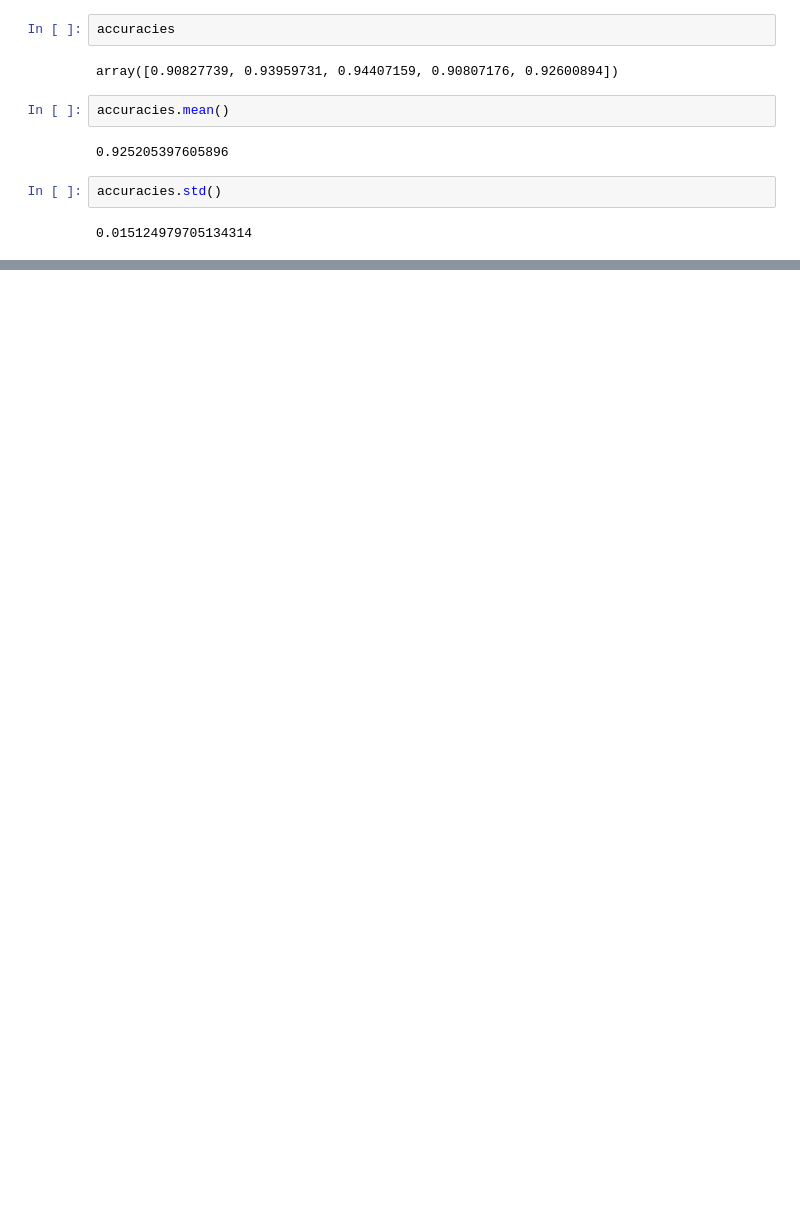
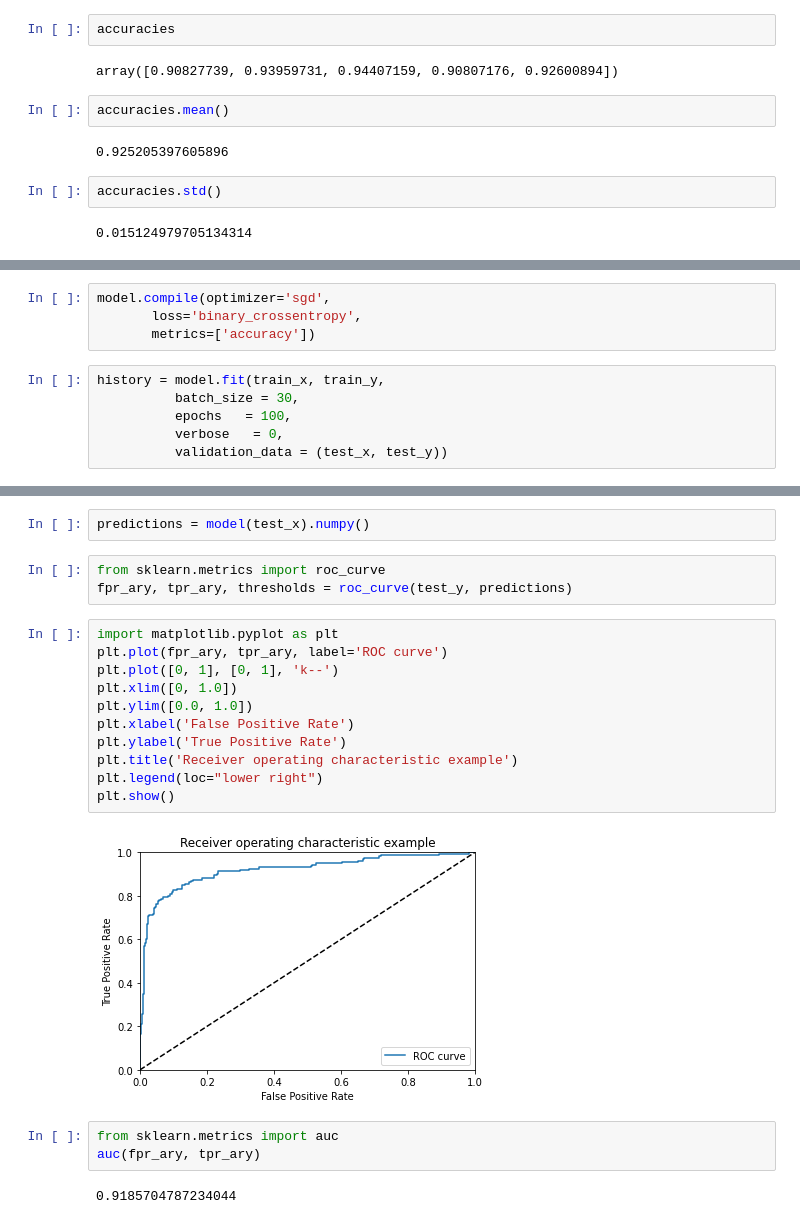
Before and after one commit to ywchiu/tibamedl, a Jupyter notebook: Demo20200725.ipynb, the cells around one changed output, grey strips where cells are left out. Drawn from its saved outputs; the diff is of its cells as text; blank space fills up the shorter version.

```diff
--- a/Demo20200725.ipynb
+++ b/Demo20200725.ipynb
@@ -863,0 +1012,10 @@ accuracies.std()
+# %%
+model.compile(optimizer='sgd',
+       loss='binary_crossentropy',
+       metrics=['accuracy'])
+# %%
+history = model.fit(train_x, train_y,
+          batch_size = 30,
+          epochs   = 100,
+          verbose   = 0,
+          validation_data = (test_x, test_y))
@@ -863,0 +1112,23 @@ accuracies.std()
+# %%
+predictions = model(test_x).numpy()
+# %%
+from sklearn.metrics import roc_curve
+fpr_ary, tpr_ary, thresholds = roc_curve(test_y, predictions)
+# %%
+import matplotlib.pyplot as plt
+plt.plot(fpr_ary, tpr_ary, label='ROC curve')
+plt.plot([0, 1], [0, 1], 'k--')
+plt.xlim([0, 1.0])
+plt.ylim([0.0, 1.0])
+plt.xlabel('False Positive Rate')
+plt.ylabel('True Positive Rate')
+plt.title('Receiver operating characteristic example')
+plt.legend(loc="lower right")
+plt.show()
+# %% [output]
+[figure, added]
+# %%
+from sklearn.metrics import auc
+auc(fpr_ary, tpr_ary)
+# %% [output]
+0.9185704787234044
```
Also changed, not shown: parts of 55 cells of this notebook.
